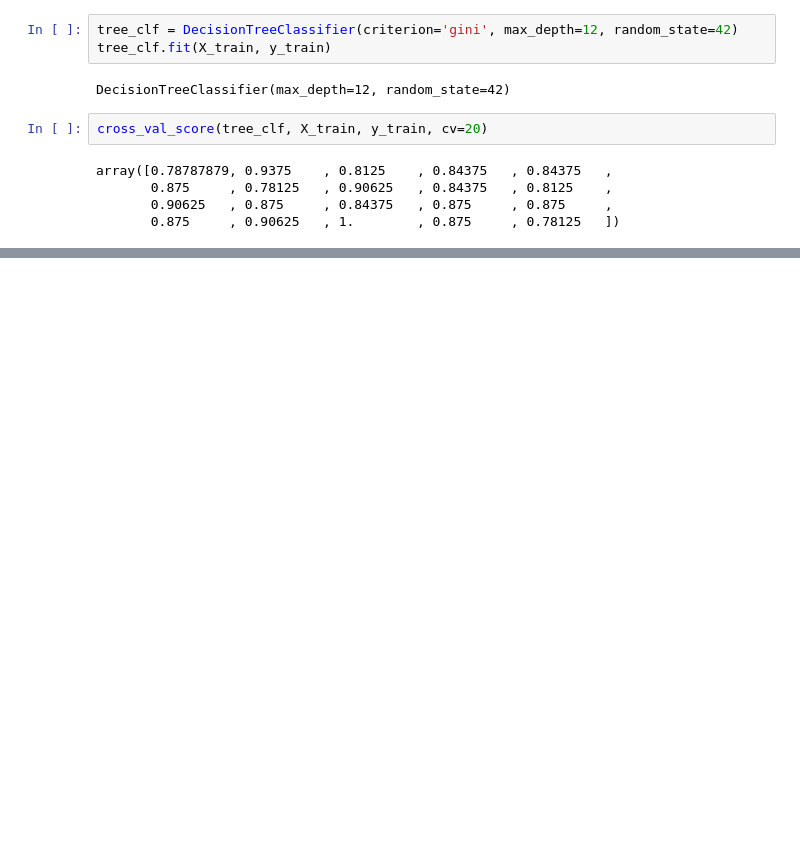
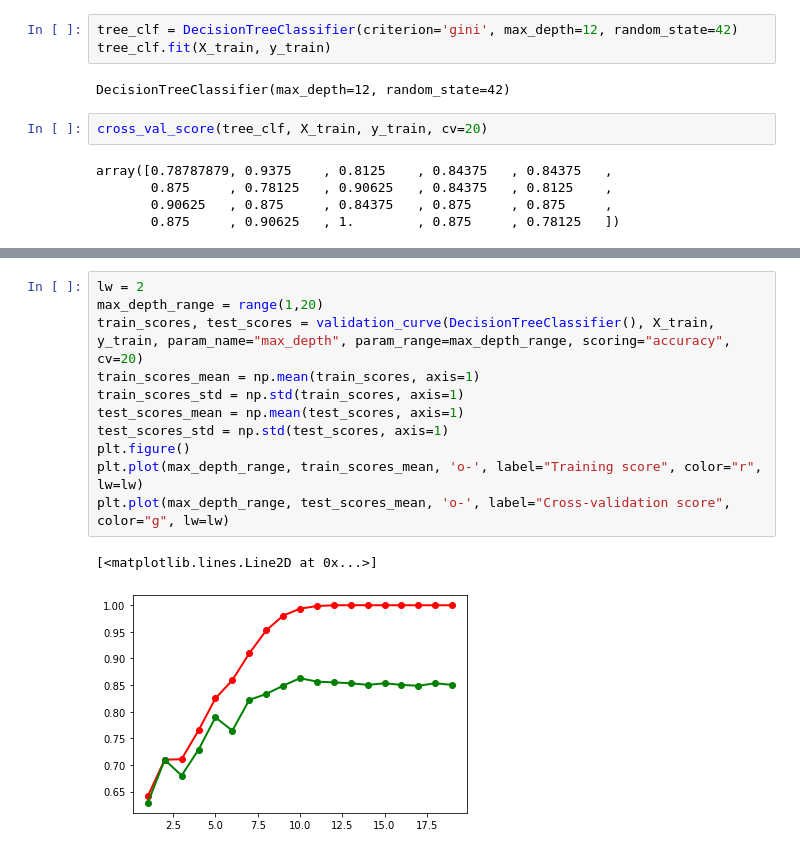
Before and after one commit to barmag/cs7641-projects, a Jupyter notebook: project1/experiments.ipynb, the cells around one changed output, grey strips where cells are left out. Cells and saved outputs as stored; diff of their text form; blank space fills up the shorter version.

```diff
--- a/project1/experiments.ipynb
+++ b/project1/experiments.ipynb
@@ -93,0 +94,14 @@ plt.show()
+# %%
+lw = 2
+max_depth_range = range(1,20)
+train_scores, test_scores = validation_curve(DecisionTreeClassifier(), X_train, y_train, param_name="max_depth", param_range=max_depth_range, scoring="accuracy", cv=20)
+train_scores_mean = np.mean(train_scores, axis=1)
+train_scores_std = np.std(train_scores, axis=1)
+test_scores_mean = np.mean(test_scores, axis=1)
+test_scores_std = np.std(test_scores, axis=1)
+plt.figure()
+plt.plot(max_depth_range, train_scores_mean, 'o-', label="Training score", color="r", lw=lw)
+plt.plot(max_depth_range, test_scores_mean, 'o-', label="Cross-validation score", color="g", lw=lw)
+# %% [output]
+[<matplotlib.lines.Line2D at 0x...>]
+[figure, added]
```
Also changed, not shown: parts of 10 cells of this notebook.
